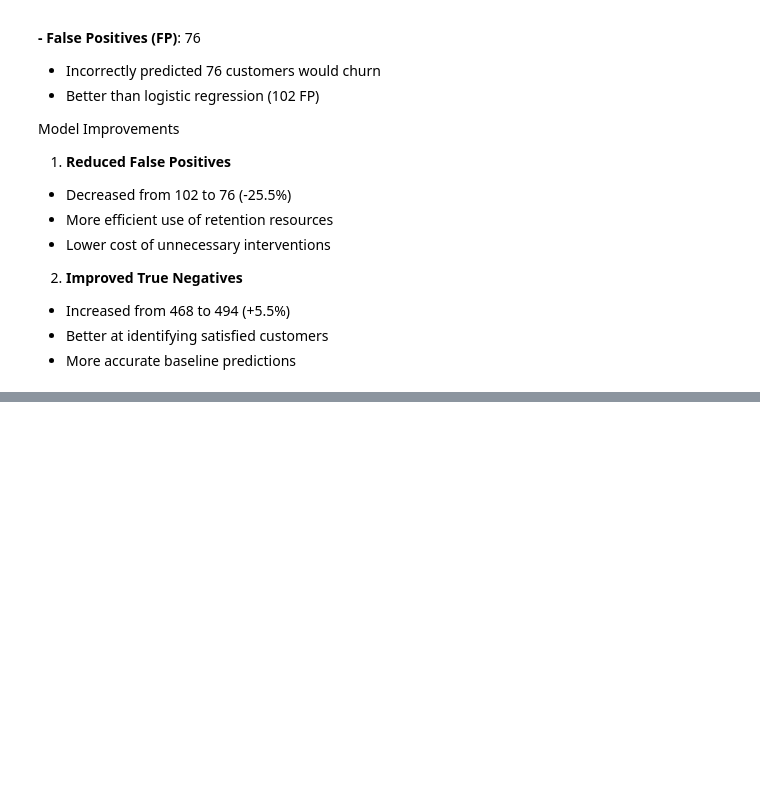
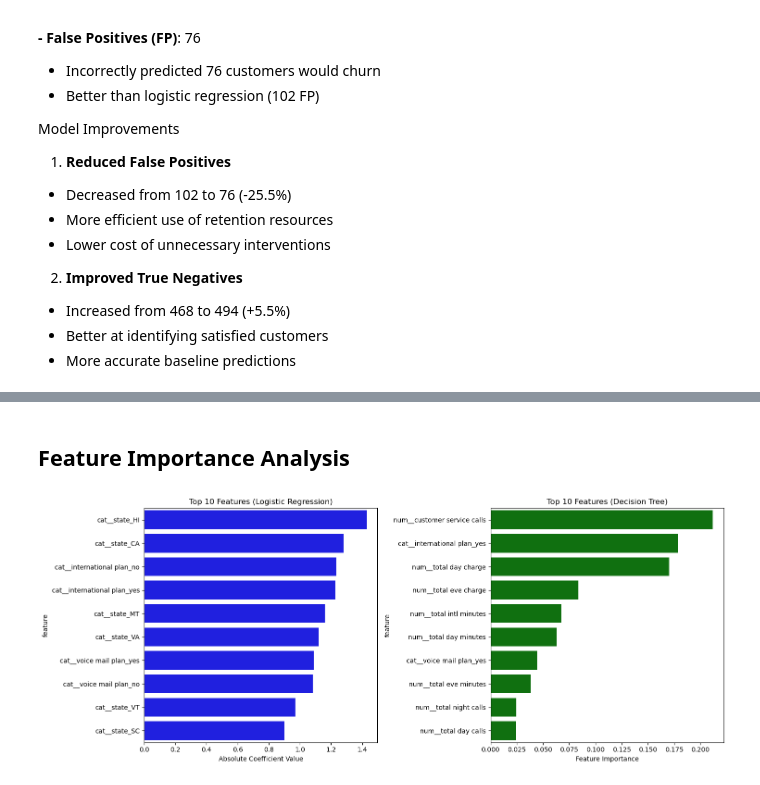
Before and after one commit to PrimeTonyCode/phase_3_project, a Jupyter notebook: Customer Churn Prediction.ipynb, the cells around one changed output, grey strips where cells are left out. Cells and saved outputs as stored; diff of their text form; code cells hidden in the pictures; blank space fills up the shorter version.

```diff
--- a/Customer Churn Prediction.ipynb
+++ b/Customer Churn Prediction.ipynb
@@ -375,0 +448,40 @@ Model Improvements
+# %% [markdown]
+## Feature Importance Analysis
+# %%
+# Extract feature names from the preprocessor
+preprocessor = log_reg_pipeline.named_steps['preprocessor']
+feature_names = preprocessor.get_feature_names_out()
+
+# Get coefficients from Logistic Regression
+log_reg_coef = log_reg_pipeline.named_steps['classifier'].coef_[0]
+
+# Create feature importance DataFrame for Logistic Regression
+log_reg_importance = pd.DataFrame({
+    'feature': feature_names,
+    'importance': abs(log_reg_coef)
+}).sort_values('importance', ascending=False)
+
+# Get feature importance from Decision Tree (using SAME preprocessor features)
+tree_importances = best_tree_model.named_steps['classifier'].feature_importances_
+tree_importance = pd.DataFrame({
+    'feature': feature_names,  # Use same feature names
+    'importance': tree_importances
+}).sort_values('importance', ascending=False)
+
+# Plotting code remains the same
+fig, (ax1, ax2) = plt.subplots(1, 2, figsize=(15, 6))
+
+sns.barplot(data=log_reg_importance.head(10),
+            x='importance', y='feature', ax=ax1, color='blue')
+ax1.set_title('Top 10 Features (Logistic Regression)')
+ax1.set_xlabel('Absolute Coefficient Value')
+
+sns.barplot(data=tree_importance.head(10),
+            x='importance', y='feature', ax=ax2, color='green')
+ax2.set_title('Top 10 Features (Decision Tree)')
+ax2.set_xlabel('Feature Importance')
+
+plt.tight_layout()
+plt.show()
+# %% [output]
+[figure, added]
```
Also changed, not shown: parts of 18 cells of this notebook, 2 other files.
